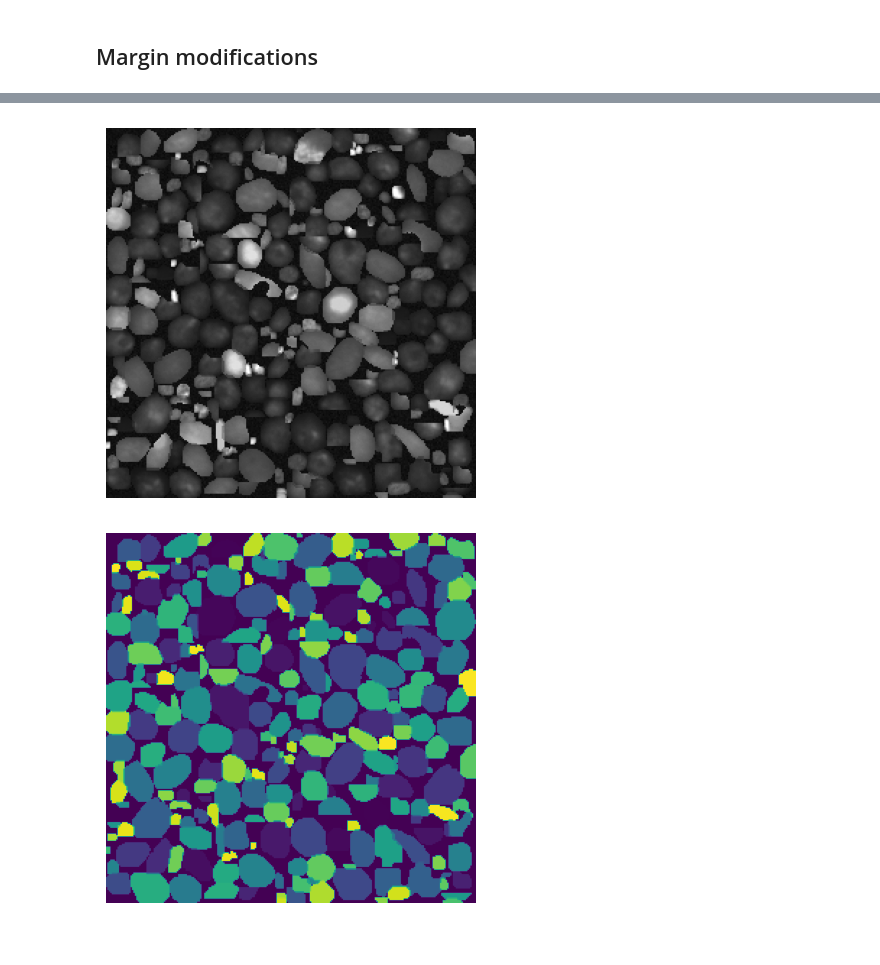
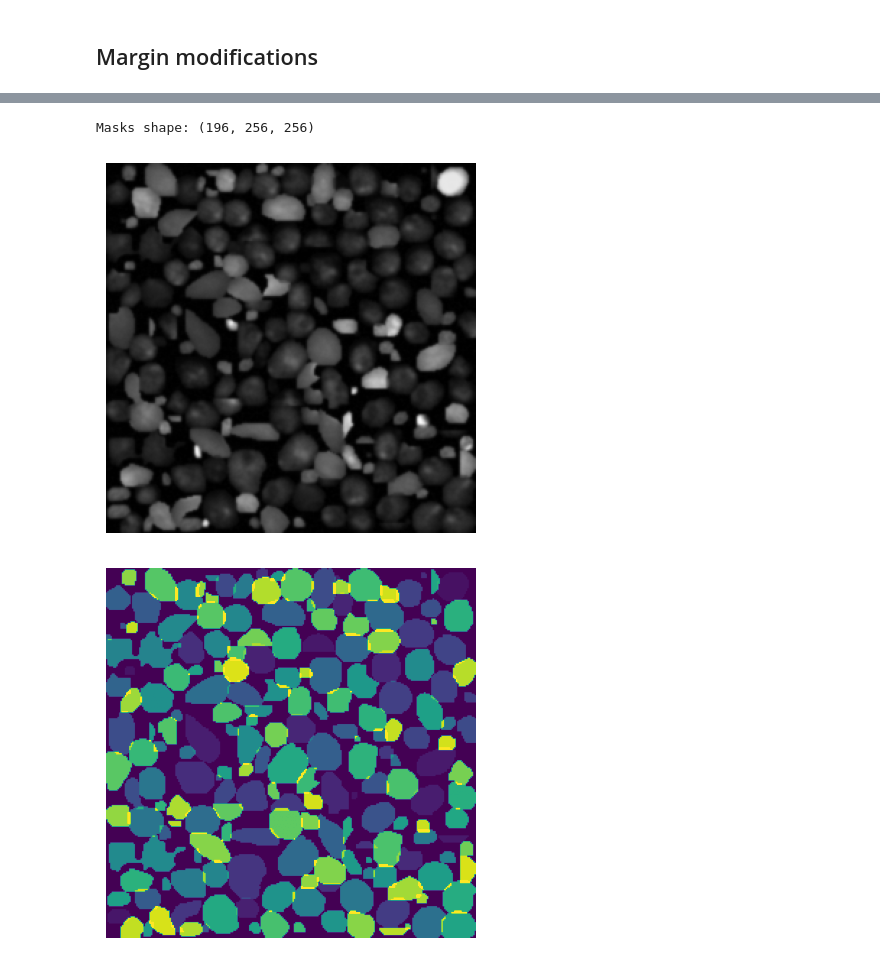
Before and after one commit to rb-sl/biscuit_optimizer, a Jupyter notebook: src/04-nuclei/nuclei.ipynb, the cells around one changed output, grey strips where cells are left out. Cells and saved outputs as stored; diff of their text form; code cells hidden in the pictures.

```diff
--- a/src/04-nuclei/nuclei.ipynb
+++ b/src/04-nuclei/nuclei.ipynb
@@ -48,3 +50,21 @@ for id in os.listdir(nuclei_dir):
 		assert masks[-1] is not None, f"{id}, {mask_filename}"
 	sample["masks"] = np.stack(masks, axis=0)
 	samples[id] = sample
+# %%
+sample = list(samples.values())[0]
+fig, ax = plt.subplots(2, 2, figsize=(7, 7))
+ax[0, 0].imshow(sample["image"], cmap="gray")
+ax[0, 0].set_title("Base image")
+ax[0, 0].axis('off')
+masks = list(sample["masks"])
+ax[0, 1].imshow(masks[0], cmap="gray")
+ax[0, 1].set_title("Mask example 1")
+ax[0, 1].axis('off')
+ax[1, 0].imshow(masks[1], cmap="gray")
+ax[1, 0].set_title("Mask example 2")
+ax[1, 0].axis('off')
+ax[1, 1].imshow(masks[2], cmap="gray")
+ax[1, 1].set_title("Mask example 3")
+ax[1, 1].axis('off')
+fig.suptitle("Example of an image and some of its masks")
+plt.show()
@@ -140,10 +194,15 @@ def generate_from_samples(samples, image_shape, margin_range=None):
-# %%
-def show_augmentation(nuclei_image, colored_mask, title):
-	plt.imshow(nuclei_image, cmap="gray")
-	plt.axis("off")
-	plt.show()
-
-	plt.imshow(colored_mask)
-	plt.axis("off")
-	plt.show()
+# %%
+def show_augmentation(nuclei_image, nuclei_masks, title):
+	print("Masks shape:", nuclei_masks.shape)
+	# Adds a bit of blur for sharp edges derived from the segmentation
+	plt.imshow(np.asarray(Image.fromarray(nuclei_image).convert("RGB").filter(ImageFilter.GaussianBlur(0.8))))
+	plt.axis("off")
+	plt.show()
+
+	masks = np.transpose(nuclei_masks, axes=(1,2,0))
+	colored_masks = np.sum(masks * [i + 10 for i in range(nuclei_masks.shape[0])], axis=2)
+
+	plt.imshow(colored_masks, vmax=(nuclei_masks.shape[0] + 20))
+	plt.axis("off")
+	plt.show()
 # %%
@@ -177,7 +237,8 @@ plt.show()
 # %%
-nuclei_image, colored_mask = generate_from_samples(samples, image_shape, margin_range=(-1, -1))
-show_augmentation(nuclei_image, colored_mask, "Lowered margin")
+nuclei_image, nuclei_masks = generate_from_samples(samples, image_shape, margin_range=(-1, -1))
+show_augmentation(nuclei_image, nuclei_masks, "Lowered margin")
 # %% [output]
+Masks shape: (196, 256, 256)
-[figure, old version]
+[figure, new version]
-[figure, old version]
+[figure, new version]
 # %%
```
Also changed, not shown: parts of 10 cells of this notebook, 29 other files.
